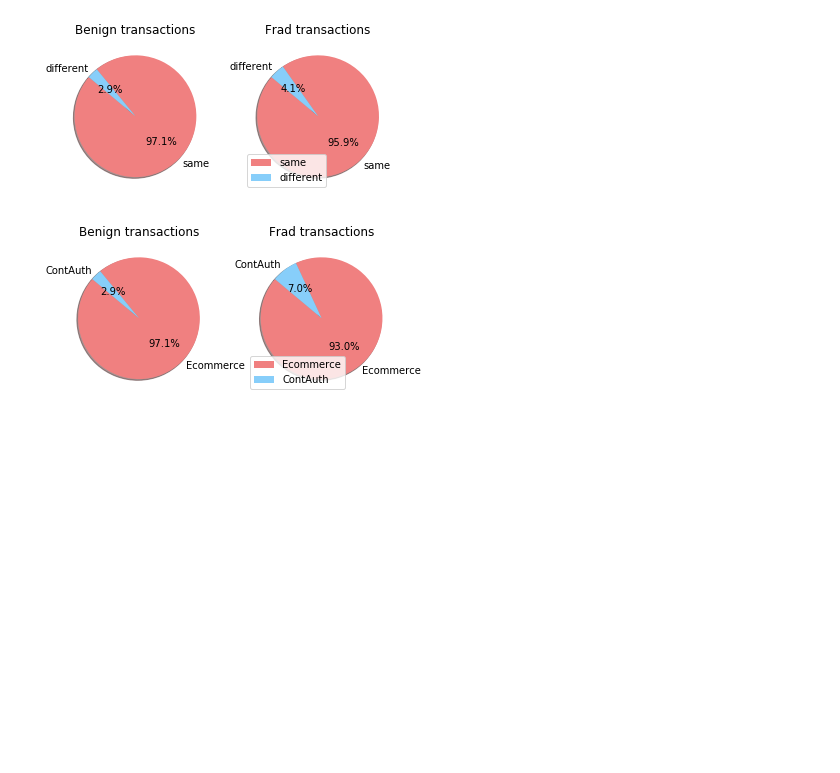
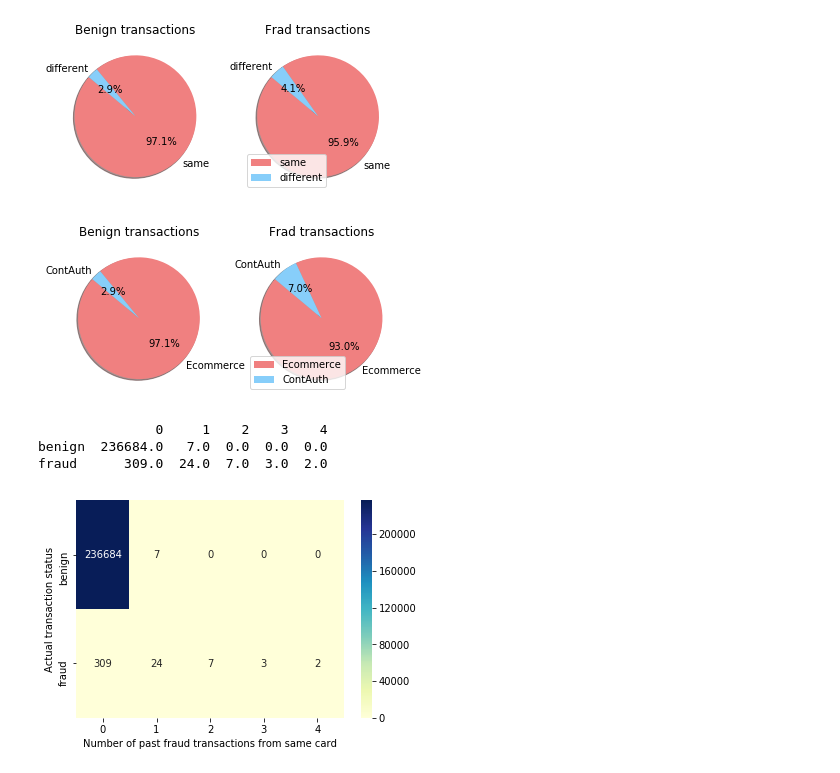
Before and after one commit to sirpandemona/CDA, a Jupyter notebook: Exercise 1/visualization.ipynb, the cells around one changed output. Saved outputs shown, nothing was run; the diff lists cells and outputs as text; code cells hidden in the pictures; blank space fills up the shorter version.

Commit message:
Added heatmap for past fraud transaction

```diff
--- a/Exercise 1/visualization.ipynb
+++ b/Exercise 1/visualization.ipynb
@@ -48,3 +48,17 @@ freq                        6
 first     2015-07-01 00:00:41
 last      2015-10-31 23:59:12
 Name: creationdate, dtype: object
+# %%
+# Add past fraud transaction count in the same credit card
+grouped = df.groupby("card_id")
+df['past_fraud'] = 0 # new column past_fraud to store past fraud transaction count
+
+for index, row in df.iterrows():
+    grouped_same_card = grouped.get_group(row['card_id'])
+    grouped_same_card_fraud = grouped_same_card.loc[grouped_same_card['simple_journal'] == 'Chargeback']
+    grouped_same_card_fraud_before = grouped_same_card_fraud.loc[grouped_same_card_fraud['creationdate'] < row['creationdate']]
+    df.at[index,'past_fraud'] = len(grouped_same_card_fraud_before)
+#     if row['past_fraud'] != 0:
+#         print(str(row['past_fraud']) + "," + row['simple_journal'])
+
+print(df['past_fraud'].max())
@@ -166,0 +181,19 @@ plt.show()
+# %%
+# Plot past fraud count
+
+past_fraud_count = pd.DataFrame(index=['benign', 'fraud'], columns = range(0, y.max()+1), dtype='int64')
+for i in range(0, y.max() + 1):
+    past_fraud_count.at['benign', i] = len(benign_data.loc[benign_data['past_fraud'] == i])
+    past_fraud_count.at['fraud', i] = len(fraud_data.loc[fraud_data['past_fraud'] == i])
+
+print(past_fraud_count)
+
+sns.heatmap(past_fraud_count, annot=True, fmt='.0f',cmap="YlGnBu")
+plt.xlabel("Number of past fraud transactions from same card")
+plt.ylabel("Actual transaction status")
+plt.show()
+# %% [output]
+               0     1    2    3    4
+benign  236684.0   7.0  0.0  0.0  0.0
+fraud      309.0  24.0  7.0  3.0  2.0
+[figure, added]
```
Also changed, not shown: parts of 2 cells of this notebook.
